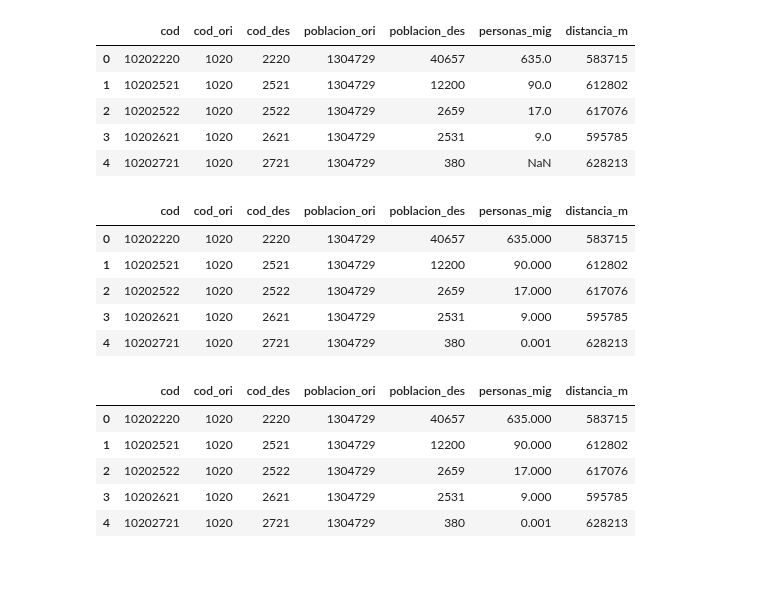
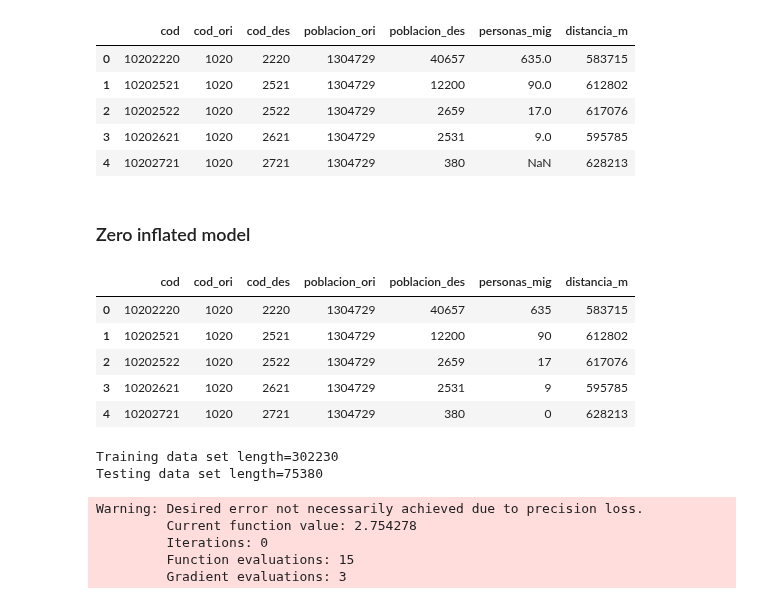
Before and after one commit to guillermodangelo/tesis, a Jupyter notebook: 07-MIE-localidades-zero_inflated.ipynb, the cells around one changed output. Drawn from its saved outputs; the diff is of its cells as text; code cells hidden in the pictures; blank space fills up the shorter version.

```diff
--- a/07-MIE-localidades-zero_inflated.ipynb
+++ b/07-MIE-localidades-zero_inflated.ipynb
@@ -72,10 +65,0 @@ def nozeros(df):
-# %%
-flujos_loc = nozeros(flujos_loc)
-flujos_loc.head()
-# %% [output]
-|  | cod | cod_ori | cod_des | poblacion_ori | poblacion_des | personas_mig | distancia_m |
-| 0 | 10202220 | 1020 | 2220 | 1304729 | 40657 | 635.000 | 583715 |
-| 1 | 10202521 | 1020 | 2521 | 1304729 | 12200 | 90.000 | 612802 |
-| 2 | 10202522 | 1020 | 2522 | 1304729 | 2659 | 17.000 | 617076 |
-| 3 | 10202621 | 1020 | 2621 | 1304729 | 2531 | 9.000 | 595785 |
-| 4 | 10202721 | 1020 | 2721 | 1304729 | 380 | 0.001 | 628213 |
@@ -82,15 +70,31 @@ flujos_loc.head()
 # %%
 # convierte códigos a string para ser correctamente interpretados por el modelo
-flujos_loc['cod_ori'] = flujos_loc['cod_ori'].astype(str)
-flujos_loc['cod_des'] = flujos_loc['cod_des'].astype(str)
+# flujos_loc['cod_ori'] = flujos_loc['cod_ori'].astype(str)
+# flujos_loc['cod_des'] = flujos_loc['cod_des'].astype(str)
 
-flujos_loc_oc = flujos_loc
+# flujos_loc_oc = flujos_loc
 
-flujos_loc_oc.head()
+# flujos_loc_oc.head()
-# %% [output]
-|  | cod | cod_ori | cod_des | poblacion_ori | poblacion_des | personas_mig | distancia_m |
-| 0 | 10202220 | 1020 | 2220 | 1304729 | 40657 | 635.000 | 583715 |
-| 1 | 10202521 | 1020 | 2521 | 1304729 | 12200 | 90.000 | 612802 |
-| 2 | 10202522 | 1020 | 2522 | 1304729 | 2659 | 17.000 | 617076 |
-| 3 | 10202621 | 1020 | 2621 | 1304729 | 2531 | 9.000 | 595785 |
-| 4 | 10202721 | 1020 | 2721 | 1304729 | 380 | 0.001 | 628213 |
+# %% [markdown]
+### Zero inflated model
+# %%
+df = flujos_loc
+df.head()
+# %% [output]
+|  | cod | cod_ori | cod_des | poblacion_ori | poblacion_des | personas_mig | distancia_m |
+| 0 | 10202220 | 1020 | 2220 | 1304729 | 40657 | 635 | 583715 |
+| 1 | 10202521 | 1020 | 2521 | 1304729 | 12200 | 90 | 612802 |
+| 2 | 10202522 | 1020 | 2522 | 1304729 | 2659 | 17 | 617076 |
+| 3 | 10202621 | 1020 | 2621 | 1304729 | 2531 | 9 | 595785 |
+| 4 | 10202721 | 1020 | 2721 | 1304729 | 380 | 0 | 628213 |
+# %%
+expr = "personas_mig ~ cod_ori + np.log(distancia_m) -1"
+
+mask = np.random.rand(len(df)) < 0.8
+df_train = df[mask]
+df_test = df[~mask]
+print('Training data set length='+str(len(df_train)))
+print('Testing data set length='+str(len(df_test)))
+# %% [output]
+Training data set length=302230
+Testing data set length=75380
@@ -96,0 +105,8 @@ flujos_loc_oc.head()
+# %%
+zip_training_results = sm.ZeroInflatedPoisson(endog=y_train, exog=X_train, exog_infl=X_train, inflation='logit').fit()
+# %% [output]
+Warning: Desired error not necessarily achieved due to precision loss.
+         Current function value: 2.754278
+         Iterations: 0
+         Function evaluations: 15
+         Gradient evaluations: 3
```
Also changed, not shown: parts of 12 cells of this notebook, 2 other files.
